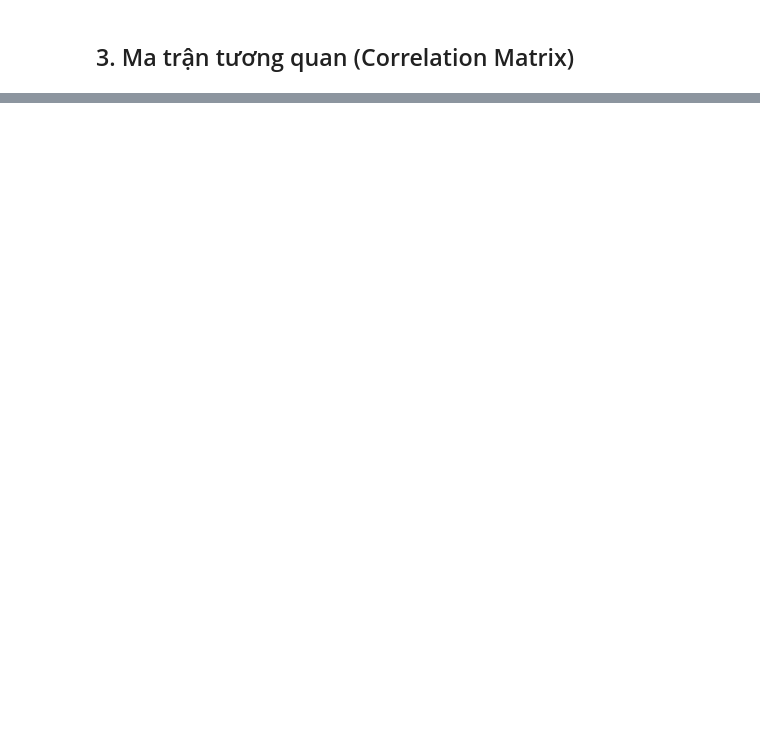
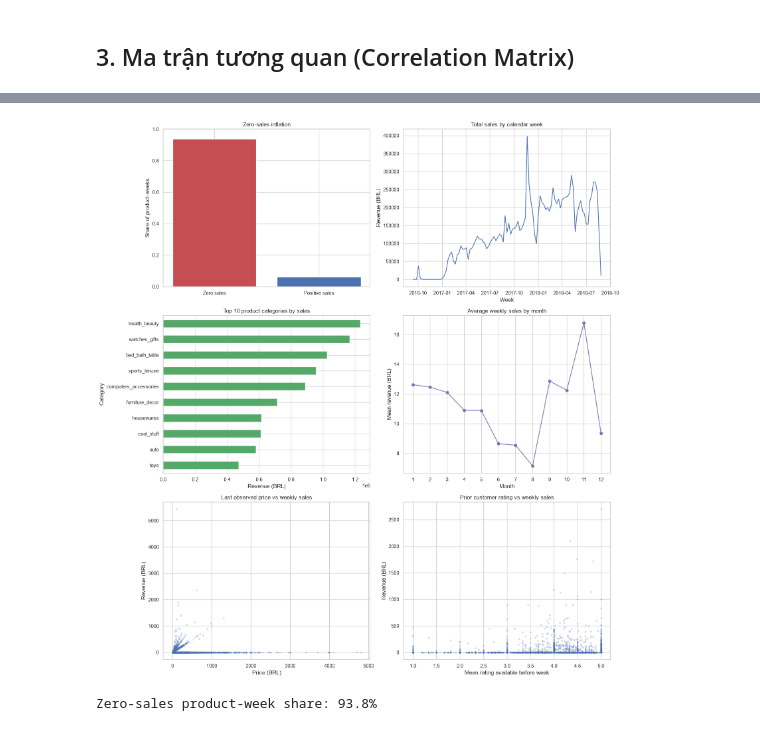
Before and after one commit to iamtien77/sales_predictor, a Jupyter notebook: notebooks/01_exploratory_data_analysis.ipynb, the cells around one changed output, grey strips where cells are left out. Cells and saved outputs as stored; diff of their text form; code cells hidden in the pictures; blank space fills up the shorter version.

```diff
--- a/notebooks/01_exploratory_data_analysis.ipynb
+++ b/notebooks/01_exploratory_data_analysis.ipynb
@@ -39,0 +99,39 @@ Kiểm tra độ lệch (skewness) của biến doanh số để cân nhắc bi
+# %%
+# Sáu biểu đồ bổ sung hoàn thiện báo cáo EDA gồm tám biểu đồ của Task 1.
+fig, axes = plt.subplots(3, 2, figsize=(16, 17))
+
+zero_share = df[config.WEEKLY_TARGET_COLUMN].eq(0).mean()
+axes[0, 0].bar(["Zero sales", "Positive sales"], [zero_share, 1 - zero_share], color=["#c44e52", "#4c72b0"])
+axes[0, 0].set(title="Zero-sales inflation", ylabel="Share of product-weeks", ylim=(0, 1))
+
+weekly_total = df.groupby("week_start")[config.WEEKLY_TARGET_COLUMN].sum()
+axes[0, 1].plot(weekly_total.index, weekly_total.values, color="#4c72b0")
+axes[0, 1].set(title="Total sales by calendar week", xlabel="Week", ylabel="Revenue (BRL)")
+
+category_sales = df.groupby("category")[config.WEEKLY_TARGET_COLUMN].sum().nlargest(10).sort_values()
+category_sales.plot.barh(ax=axes[1, 0], color="#55a868")
+axes[1, 0].set(title="Top 10 product categories by sales", xlabel="Revenue (BRL)", ylabel="Category")
+
+monthly_sales = df.groupby("month")[config.WEEKLY_TARGET_COLUMN].mean().reindex(range(1, 13))
+axes[1, 1].plot(monthly_sales.index, monthly_sales.values, marker="o", color="#8172b3")
+axes[1, 1].set(title="Average weekly sales by month", xlabel="Month", ylabel="Mean revenue (BRL)", xticks=range(1, 13))
+
+sample = df.loc[df["avg_price_last_observed"].notna()].sample(
+    n=min(20000, df["avg_price_last_observed"].notna().sum()), random_state=config.RANDOM_STATE
+)
+axes[2, 0].scatter(sample["avg_price_last_observed"], sample[config.WEEKLY_TARGET_COLUMN], alpha=0.2, s=8)
+axes[2, 0].set(title="Last observed price vs weekly sales", xlabel="Price (BRL)", ylabel="Revenue (BRL)")
+
+rated = df.loc[df["rating_mean_prior"].notna()]
+if not rated.empty:
+    rated = rated.sample(n=min(20000, len(rated)), random_state=config.RANDOM_STATE)
+    axes[2, 1].scatter(rated["rating_mean_prior"], rated[config.WEEKLY_TARGET_COLUMN], alpha=0.2, s=8)
+axes[2, 1].set(title="Prior customer rating vs weekly sales", xlabel="Mean rating available before week", ylabel="Revenue (BRL)")
+
+fig.tight_layout()
+fig.savefig(config.NOTEBOOK_FIGURES_DIR / "task1_eda_six_supporting_charts.png", dpi=config.FIGURE_DPI)
+plt.show()
+print(f"Zero-sales product-week share: {zero_share:.1%}")
+# %% [output]
+[figure, added]
+Zero-sales product-week share: 93.8%
```
Also changed, not shown: parts of 8 cells of this notebook, 1 other file.
